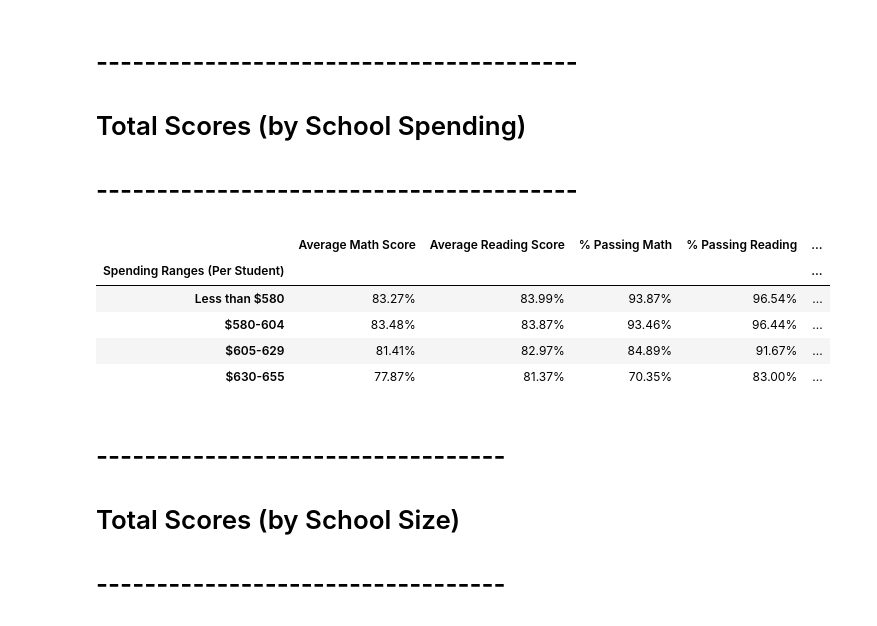
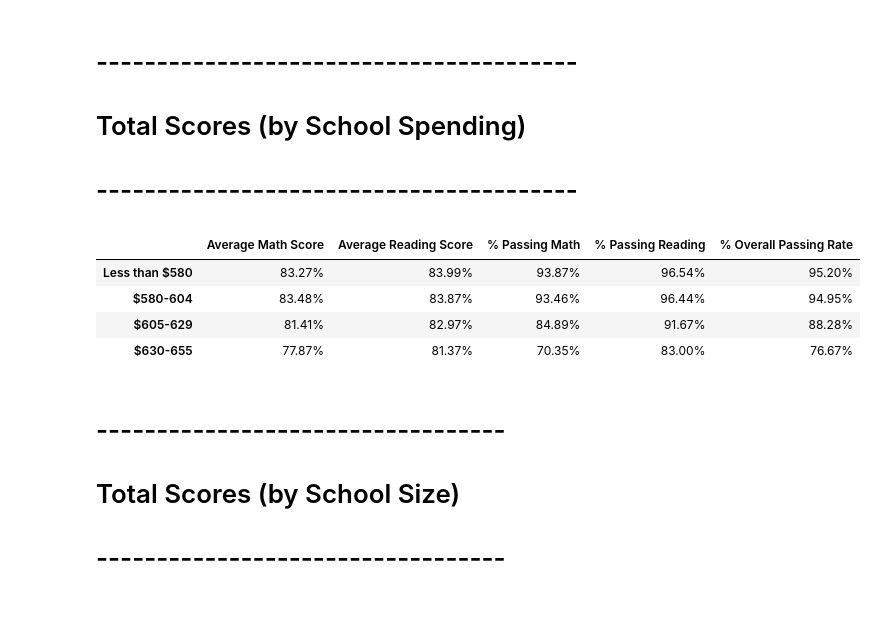
Before and after one commit to troypramsey/pandas-challenge, a Jupyter notebook: PyCitySchools.ipynb, the cells around one changed output. Drawn from its saved outputs; the diff is of its cells as text; code cells hidden in the pictures.

Commit message:
removed index headers

```diff
--- a/PyCitySchools.ipynb
+++ b/PyCitySchools.ipynb
@@ -78,6 +78,7 @@ school_group_df['% Passing Reading'] = (reading_passing_grouped['Student ID'].co
 school_group_df['% Overall Passing Rate'] = (school_group_df['% Passing Math'] + school_group_df['% Passing Reading'])/ 2
 
 # Formatting school summary dataframe
+school_group_df.index.name = None
 school_summary_final = school_group_df.style.format(
     {'Total Students': '{:,}',
      'Total School Budget': '${:,.2f}',
@@ -271,37 +271,37 @@ reading_by_grade_final
 # %%
 # Initializing school spending bins and labels
 school_spending_bins = [0, 580, 605, 630, 655]
 school_spending_labels = ['Less than $580', '$580-604', '$605-629', '$630-655']
 
 # Inserting bin-controlled 'Spending Ranges' column into dataframe, then creating .groupby object using new column
 school_group_df['Spending Ranges (Per Student)'] = pd.cut(school_group_df['Per Student Budget'], school_spending_bins, labels=school_spending_labels, include_lowest=True)
 spending_bins_grouped = school_group_df.groupby('Spending Ranges (Per Student)')
 
 # Building school spending summary dataframe using spending groups
 school_spending_df = pd.DataFrame()
 school_spending_df['Average Math Score'] = spending_bins_grouped['Average Math Score'].mean()
 school_spending_df['Average Reading Score'] = spending_bins_grouped['Average Reading Score'].mean()
 school_spending_df['% Passing Math'] = spending_bins_grouped['% Passing Math'].mean()
 school_spending_df['% Passing Reading'] = spending_bins_grouped['% Passing Reading'].mean()
 school_spending_df['% Overall Passing Rate'] = spending_bins_grouped['% Overall Passing Rate'].mean()
 
 # Formatting school spending summary dataframe
+school_spending_df.index.name = None
 school_spending_final = school_spending_df.style.format(
     {'Average Math Score': '{:.2%}',
      'Average Reading Score': '{:.2%}',
      '% Passing Math': '{:.2%}',
      '% Passing Reading': '{:.2%}',
      '% Overall Passing Rate': '{:.2%}'})
 
 # Printing spending summary dataframe
 school_spending_final
 # %% [output]
-|  | Average Math Score | Average Reading Score | % Passing Math | % Passing Reading | ... |
-| Spending Ranges (Per Student) |  |  |  |  | ... |
-| Less than $580 | 83.27% | 83.99% | 93.87% | 96.54% | ... |
-| $580-604 | 83.48% | 83.87% | 93.46% | 96.44% | ... |
-| $605-629 | 81.41% | 82.97% | 84.89% | 91.67% | ... |
-| $630-655 | 77.87% | 81.37% | 70.35% | 83.00% | ... |
+|  | Average Math Score | Average Reading Score | % Passing Math | % Passing Reading | % Overall Passing Rate |
+| Less than $580 | 83.27% | 83.99% | 93.87% | 96.54% | 95.20% |
+| $580-604 | 83.48% | 83.87% | 93.46% | 96.44% | 94.95% |
+| $605-629 | 81.41% | 82.97% | 84.89% | 91.67% | 88.28% |
+| $630-655 | 77.87% | 81.37% | 70.35% | 83.00% | 76.67% |
 # %% [markdown]
 # ----------------------------------
 # Total Scores (by School Size)
```
Also changed, not shown: parts of 5 cells of this notebook.
